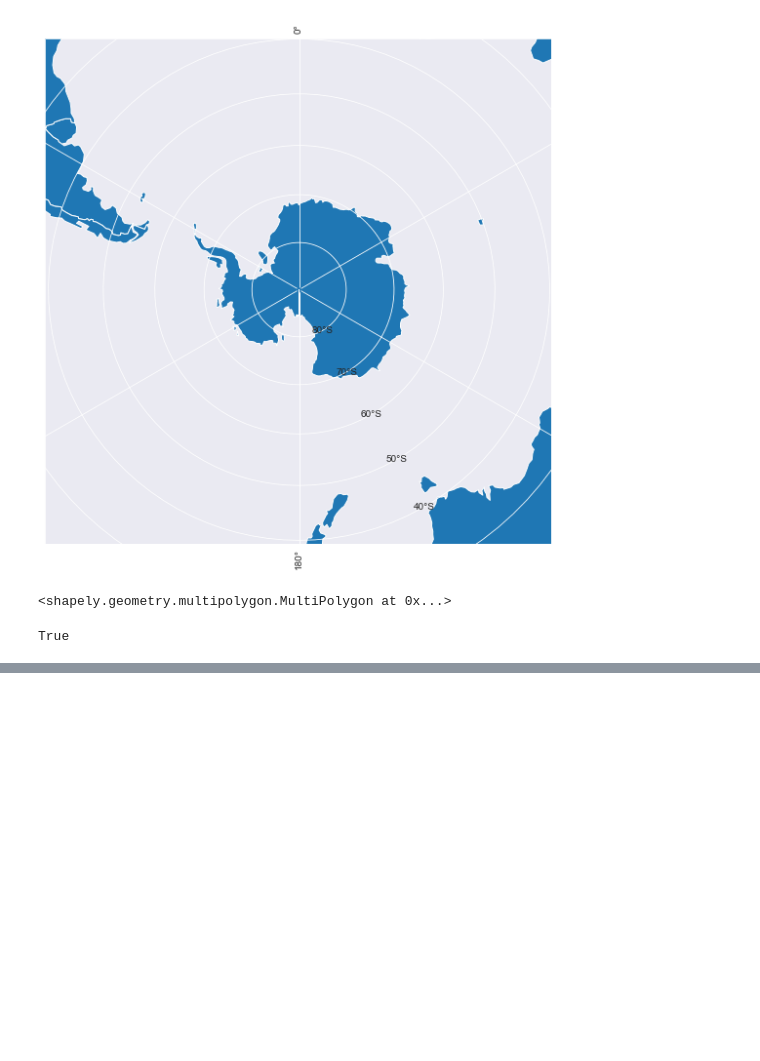
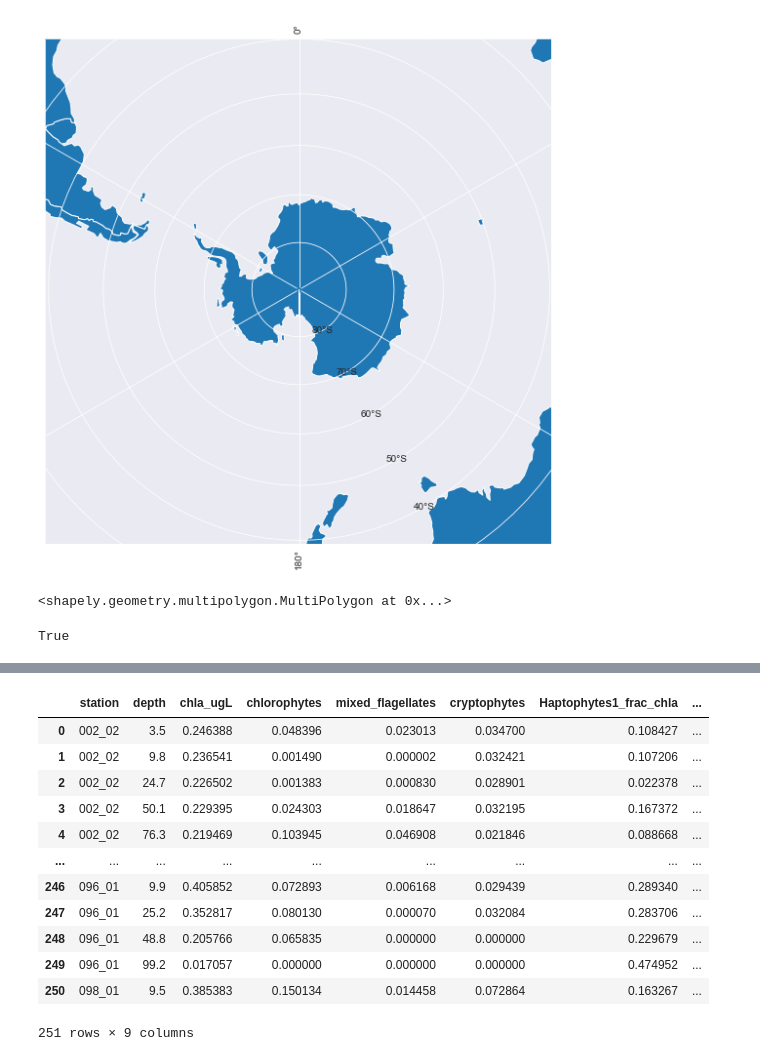
Before and after one commit to ayushnag/sophy, a Jupyter notebook: db/sophysandbox.ipynb, the cells around one changed output, grey strips where cells are left out. Drawn from its saved outputs; the diff is of its cells as text; code cells hidden in the pictures; blank space fills up the shorter version.

```diff
--- a/db/sophysandbox.ipynb
+++ b/db/sophysandbox.ipynb
@@ -636,0 +697,23 @@ True
+# %%
+sample_df: DataFrame = pd.read_csv('../data/datasets/joy_warren.csv', encoding='utf-8')
+sample_df['timestamp'] = pd.to_datetime(sample_df['date'], format='%Y%m%d', errors='coerce').dropna()
+sample_df = sample_df.drop(columns=['date', 'time'])
+extra = sample_df.columns.difference(sophysql.get_table_cols("sample"))
+sample_df["extra"] = sample_df[extra].agg(lambda r: r[r.notna()].to_json(), axis=1)
+sample_df = sample_df.drop(columns=list(extra))
+chemtax_df = pd.read_csv('../data/datasets/joy_warren_chemtax.csv')
+chemtax_df
+# %% [output]
+|  | station | depth | chla_ugL | chlorophytes | mixed_flagellates | cryptophytes | Haptophytes1_frac_chla | ... |
+| 0 | 002_02 | 3.5 | 0.246388 | 0.048396 | 0.023013 | 0.034700 | 0.108427 | ... |
+| 1 | 002_02 | 9.8 | 0.236541 | 0.001490 | 0.000002 | 0.032421 | 0.107206 | ... |
+| 2 | 002_02 | 24.7 | 0.226502 | 0.001383 | 0.000830 | 0.028901 | 0.022378 | ... |
+| 3 | 002_02 | 50.1 | 0.229395 | 0.024303 | 0.018647 | 0.032195 | 0.167372 | ... |
+| 4 | 002_02 | 76.3 | 0.219469 | 0.103945 | 0.046908 | 0.021846 | 0.088668 | ... |
+| ... | ... | ... | ... | ... | ... | ... | ... | ... |
+| 246 | 096_01 | 9.9 | 0.405852 | 0.072893 | 0.006168 | 0.029439 | 0.289340 | ... |
+| 247 | 096_01 | 25.2 | 0.352817 | 0.080130 | 0.000070 | 0.032084 | 0.283706 | ... |
+| 248 | 096_01 | 48.8 | 0.205766 | 0.065835 | 0.000000 | 0.000000 | 0.229679 | ... |
+| 249 | 096_01 | 99.2 | 0.017057 | 0.000000 | 0.000000 | 0.000000 | 0.474952 | ... |
+| 250 | 098_01 | 9.5 | 0.385383 | 0.150134 | 0.014458 | 0.072864 | 0.163267 | ... |
+251 rows × 9 columns
```
Also changed, not shown: parts of 5 cells of this notebook.
